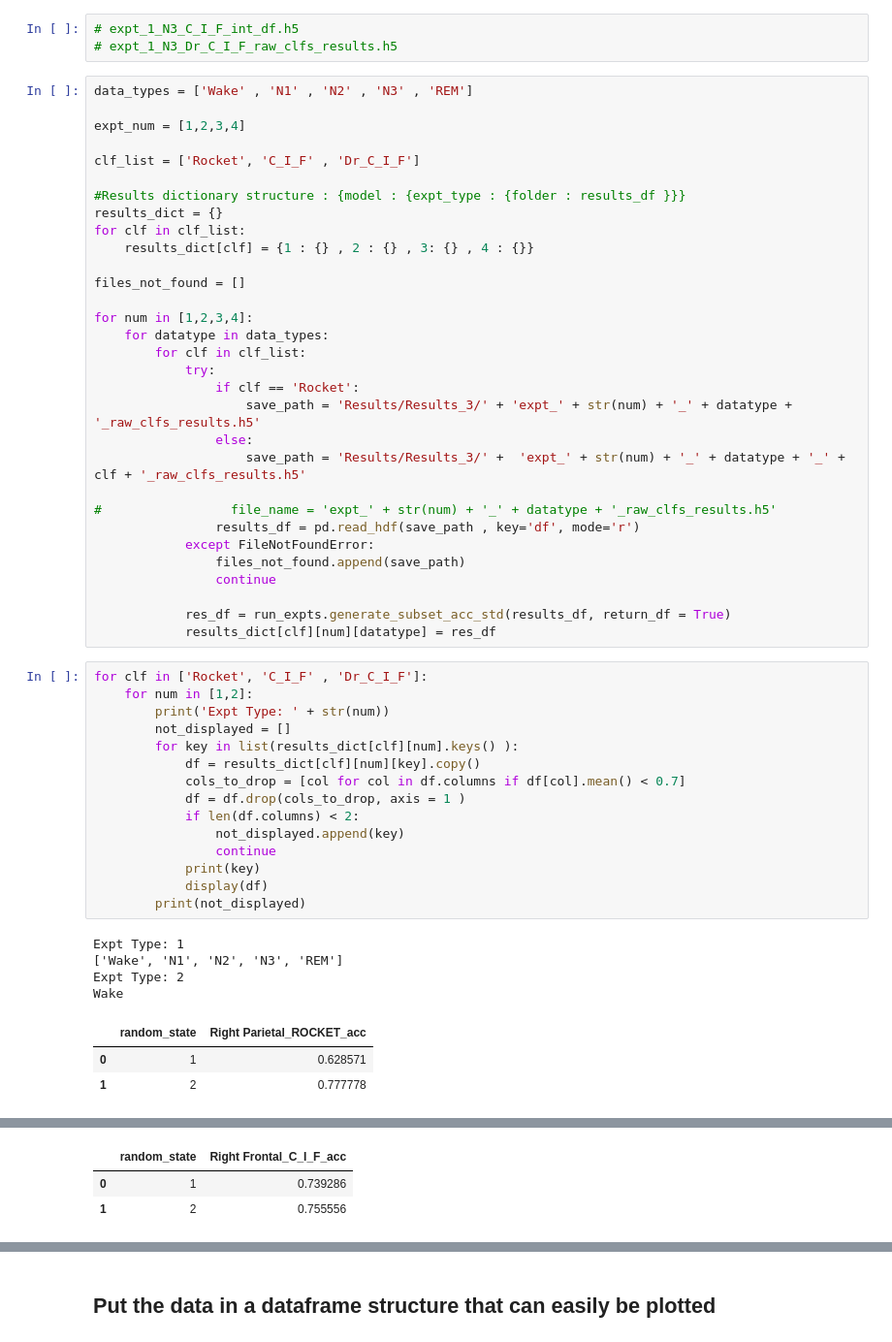
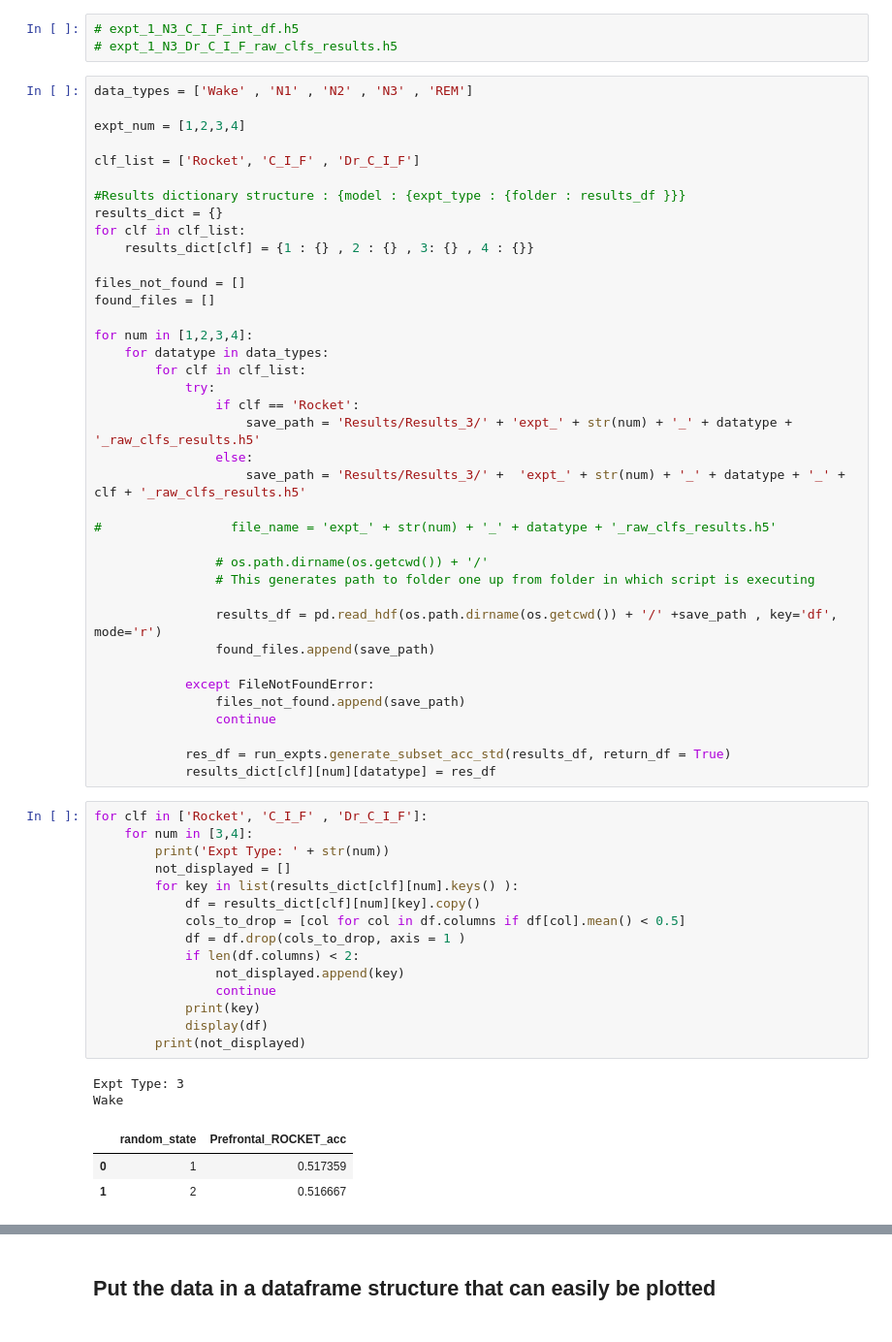
Before and after one commit to Laprama/RBD_using_custom_package, a Jupyter notebook: Execute New Experiments/Analysing_Results/New_6s_TS_View_Results.ipynb, the cells around one changed output, grey strips where cells are left out. Shown at 97% size. Drawn from its saved outputs; the diff is of its cells as text.

```diff
--- a/Execute New Experiments/Analysing_Results/New_6s_TS_View_Results.ipynb
+++ b/Execute New Experiments/Analysing_Results/New_6s_TS_View_Results.ipynb
@@ -41,6 +43,7 @@ for clf in clf_list:
     results_dict[clf] = {1 : {} , 2 : {} , 3: {} , 4 : {}}
 
 files_not_found = []
+found_files = []
 
 for num in [1,2,3,4]:
     for datatype in data_types:
@@ -52,7 +55,13 @@ for num in [1,2,3,4]:
                     save_path = 'Results/Results_3/' +  'expt_' + str(num) + '_' + datatype + '_' + clf + '_raw_clfs_results.h5'
 
 #                 file_name = 'expt_' + str(num) + '_' + datatype + '_raw_clfs_results.h5'
-                results_df = pd.read_hdf(save_path , key='df', mode='r')
+
+                # os.path.dirname(os.getcwd()) + '/'
+                # This generates path to folder one up from folder in which script is executing
+
+                results_df = pd.read_hdf(os.path.dirname(os.getcwd()) + '/' +save_path , key='df', mode='r')
+                found_files.append(save_path)
+
             except FileNotFoundError:
                 files_not_found.append(save_path)
                 continue
@@ -61,25 +70,23 @@ for num in [1,2,3,4]:
             results_dict[clf][num][datatype] = res_df
 # %%
 for clf in ['Rocket', 'C_I_F' , 'Dr_C_I_F']:
-    for num in [1,2]:
+    for num in [3,4]:
         print('Expt Type: ' + str(num))
         not_displayed = []
         for key in list(results_dict[clf][num].keys() ):
             df = results_dict[clf][num][key].copy()
-            cols_to_drop = [col for col in df.columns if df[col].mean() < 0.7]
+            cols_to_drop = [col for col in df.columns if df[col].mean() < 0.5]
             df = df.drop(cols_to_drop, axis = 1 )
             if len(df.columns) < 2:
                 not_displayed.append(key)
                 continue
             print(key)
             display(df)
         print(not_displayed)
 # %% [output]
-Expt Type: 1
-['Wake', 'N1', 'N2', 'N3', 'REM']
-Expt Type: 2
+Expt Type: 3
 Wake
-|  | random_state | Right Parietal_ROCKET_acc |
-| 0 | 1 | 0.628571 |
-| 1 | 2 | 0.777778 |
+|  | random_state | Prefrontal_ROCKET_acc |
+| 0 | 1 | 0.517359 |
+| 1 | 2 | 0.516667 |
 ['N1', 'N2', 'N3', 'REM']
@@ -90,3 +102,0 @@ Wake
-|  | random_state | Right Frontal_C_I_F_acc |
-| 0 | 1 | 0.739286 |
-| 1 | 2 | 0.755556 |
```
Also changed, not shown: parts of 6 cells of this notebook, 4 other files.
